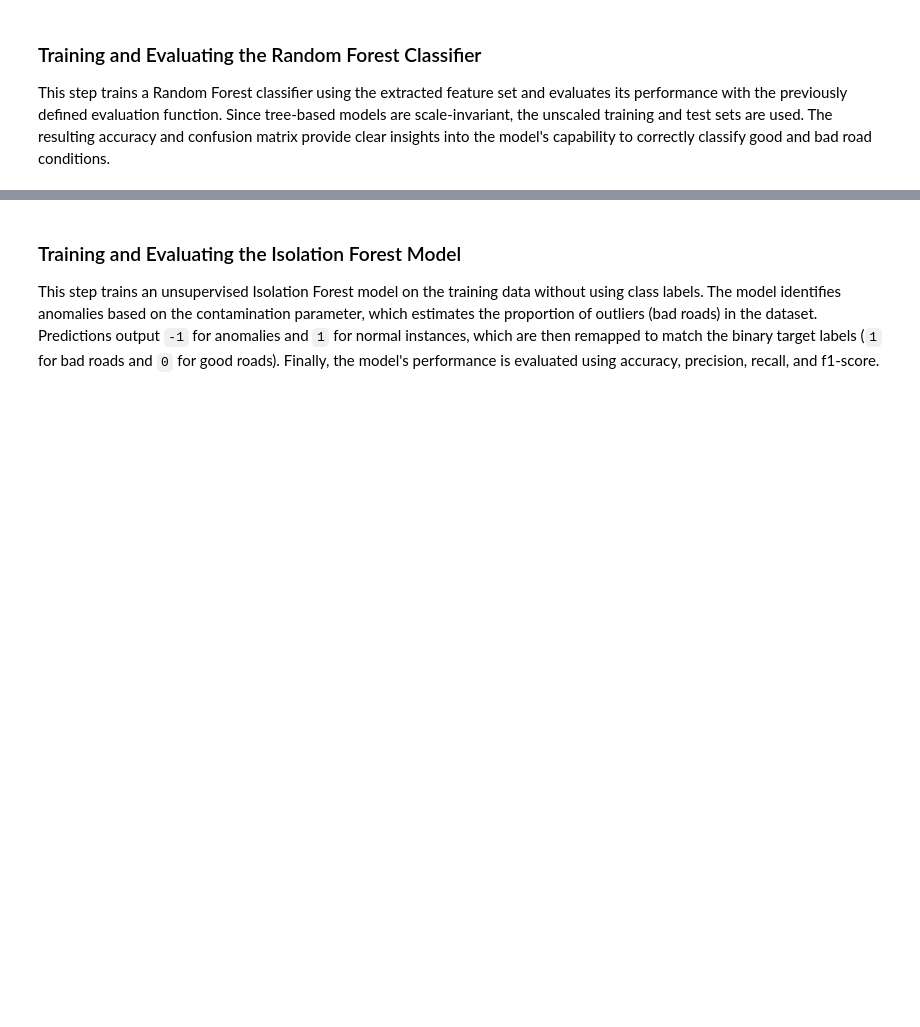
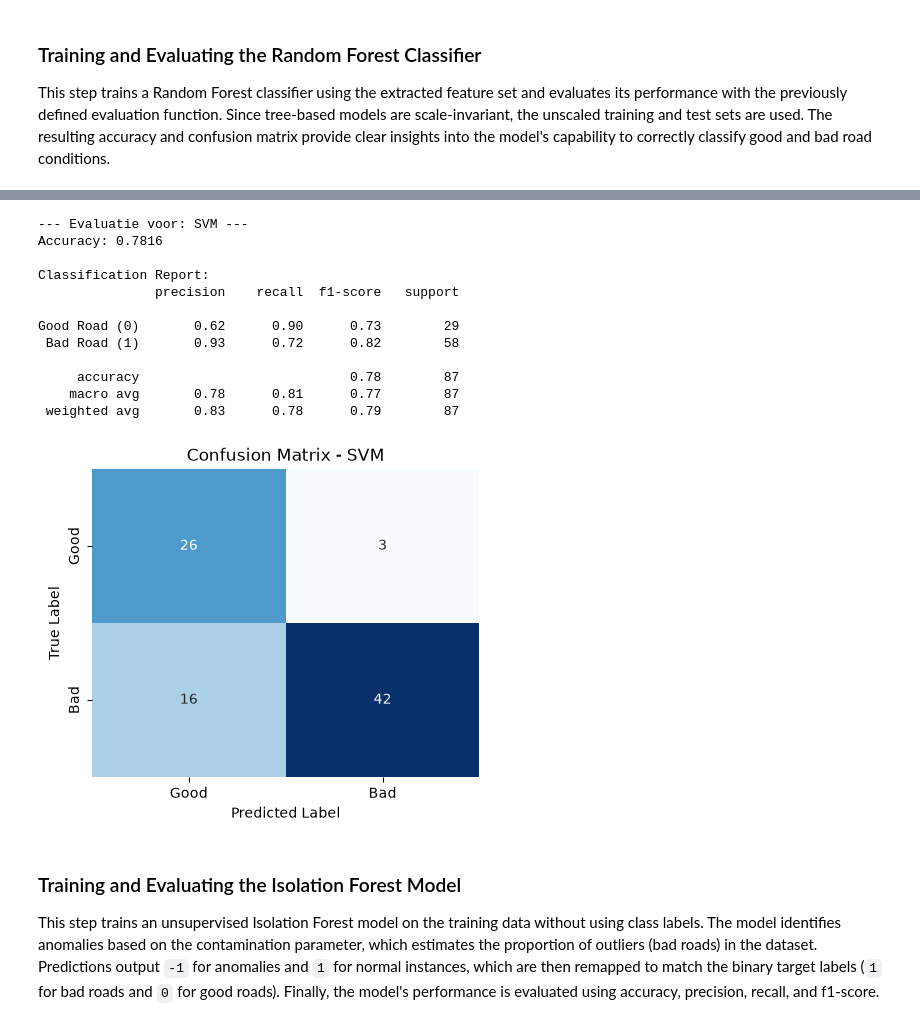
Before and after one commit to yoeri-stassen/5ARE0-cycling-assignment, a Jupyter notebook: data_preprocessing_rune_2.ipynb, the cells around one changed output, grey strips where cells are left out. Cells and saved outputs as stored; diff of their text form; code cells hidden in the pictures; blank space fills up the shorter version.

```diff
--- a/data_preprocessing_rune_2.ipynb
+++ b/data_preprocessing_rune_2.ipynb
@@ -345,3 +376,27 @@ Good Road (0)       0.66      0.86      0.75        29
+# %%
+from sklearn.svm import SVC
+
+# Kernel type is Radial Basis Function, C the regularization parameter standard to 1.0, gamma = 'scale' which standardly uses 1 / (n_features * X.var()) as value.
+svm_model = SVC(C=1.0, kernel='rbf', gamma='scale', random_state=42)
+svm_model.fit(X_train_scaled, y_train)
+
+y_pred_svm = svm_model.predict(X_test_scaled)
+
+evaluate_model(svm_model, X_test_scaled, y_test, model_name="SVM")
+# %% [output]
+--- Evaluatie voor: SVM ---
+Accuracy: 0.7816
+
+Classification Report:
+               precision    recall  f1-score   support
+
+Good Road (0)       0.62      0.90      0.73        29
+ Bad Road (1)       0.93      0.72      0.82        58
+
+     accuracy                           0.78        87
+    macro avg       0.78      0.81      0.77        87
+ weighted avg       0.83      0.78      0.79        87
+[figure, added]
 # %% [markdown]
 ### Training and Evaluating the Isolation Forest Model
 
```
Also changed, not shown: parts of 11 cells of this notebook, 2 other files.
